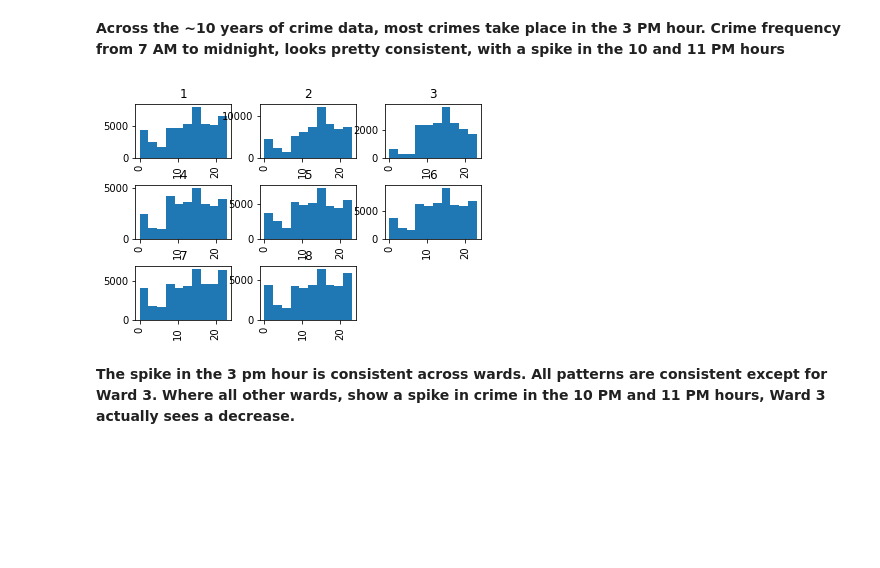
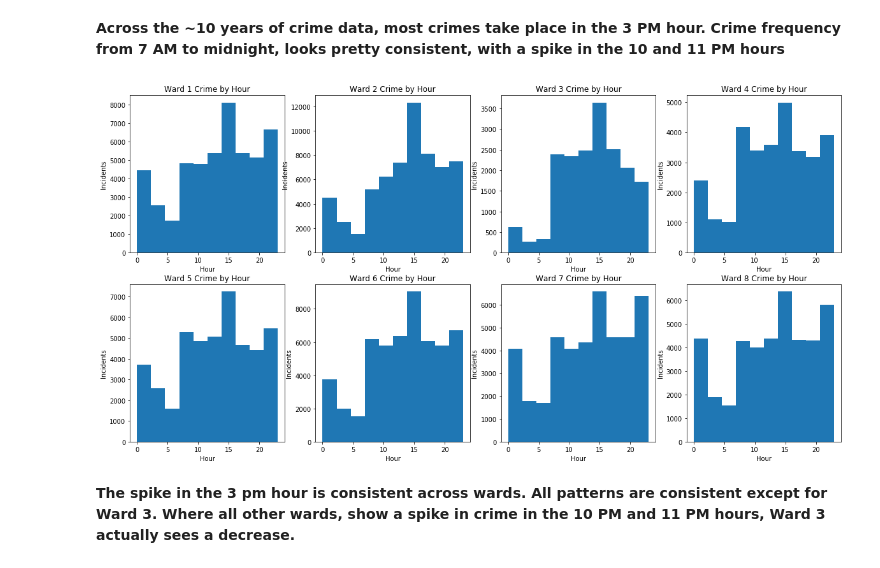
Before and after one commit to bitsops/Thinkful-DS, a Jupyter notebook: What do You See - DCCrime.ipynb, the cells around one changed output. Saved outputs shown, nothing was run; the diff lists cells and outputs as text; code cells hidden in the pictures; blank space fills up the shorter version.

```diff
--- a/What do You See - DCCrime.ipynb
+++ b/What do You See - DCCrime.ipynb
@@ -45,11 +66,63 @@ plt.hist(df['hour'], color='red')
 # %% [markdown]
 <B>Across the ~10 years of crime data, most crimes take place in the 3 PM hour.  Crime frequency from 7 AM to midnight, looks pretty consistent, with a spike in the 10 and 11 PM hours</B>
-# %%
-##Is the pattern for when crime occurs consistent across wards?
-
-df['hour'].hist(by=df['WARD'])
-plt.show()
-# %% [output]
-[figure, removed]
+# %%
+##Couldn't figure out how to create sub-plots to do what I did above, to have those graphs show up larger
+
+##df.loc[lambda df: df['WARD'] == 1, ['hour']]
+
+plt.figure(figsize=(20, 10))
+
+plt.subplot(2, 4, 1)
+plt.hist(df.loc[lambda df: df['WARD'] == 1, 'hour'])
+plt.ylabel('Incidents')
+plt.xlabel('Hour')
+plt.title('Ward 1 Crime by Hour')
+
+plt.subplot(2, 4, 2)
+plt.hist(df.loc[lambda df: df['WARD'] == 2, 'hour'])
+plt.ylabel('Incidents')
+plt.xlabel('Hour')
+plt.title('Ward 2 Crime by Hour')
+
+plt.subplot(2, 4, 3)
+plt.hist(df.loc[lambda df: df['WARD'] == 3, 'hour'])
+plt.ylabel('Incidents')
+plt.xlabel('Hour')
+plt.title('Ward 3 Crime by Hour')
+
+plt.subplot(2, 4, 4)
+plt.hist(df.loc[lambda df: df['WARD'] == 4, 'hour'])
+plt.ylabel('Incidents')
+plt.xlabel('Hour')
+plt.title('Ward 4 Crime by Hour')
+
+plt.subplot(2, 4, 5)
+plt.hist(df.loc[lambda df: df['WARD'] == 5, 'hour'])
+plt.ylabel('Incidents')
+plt.xlabel('Hour')
+plt.title('Ward 5 Crime by Hour')
+
+plt.subplot(2, 4, 6)
+plt.hist(df.loc[lambda df: df['WARD'] == 6, 'hour'])
+plt.ylabel('Incidents')
+plt.xlabel('Hour')
+plt.title('Ward 6 Crime by Hour')
+
+plt.subplot(2, 4, 7)
+plt.hist(df.loc[lambda df: df['WARD'] == 7, 'hour'])
+plt.ylabel('Incidents')
+plt.xlabel('Hour')
+plt.title('Ward 7 Crime by Hour')
+
+plt.subplot(2, 4, 8)
+plt.hist(df.loc[lambda df: df['WARD'] == 8, 'hour'])
+plt.ylabel('Incidents')
+plt.xlabel('Hour')
+plt.title('Ward 8 Crime by Hour')
+
+plt.tight_layout()
+plt.show()
+# %% [output]
+[figure, added]
 # %% [markdown]
 <B>The spike in the 3 pm hour is consistent across wards.  All patterns are consistent except for Ward 3.  Where all other wards, show a spike in crime in the 10 PM and 11 PM hours, Ward 3 actually sees a decrease.</B>
```
Also changed, not shown: parts of 5 cells of this notebook.
